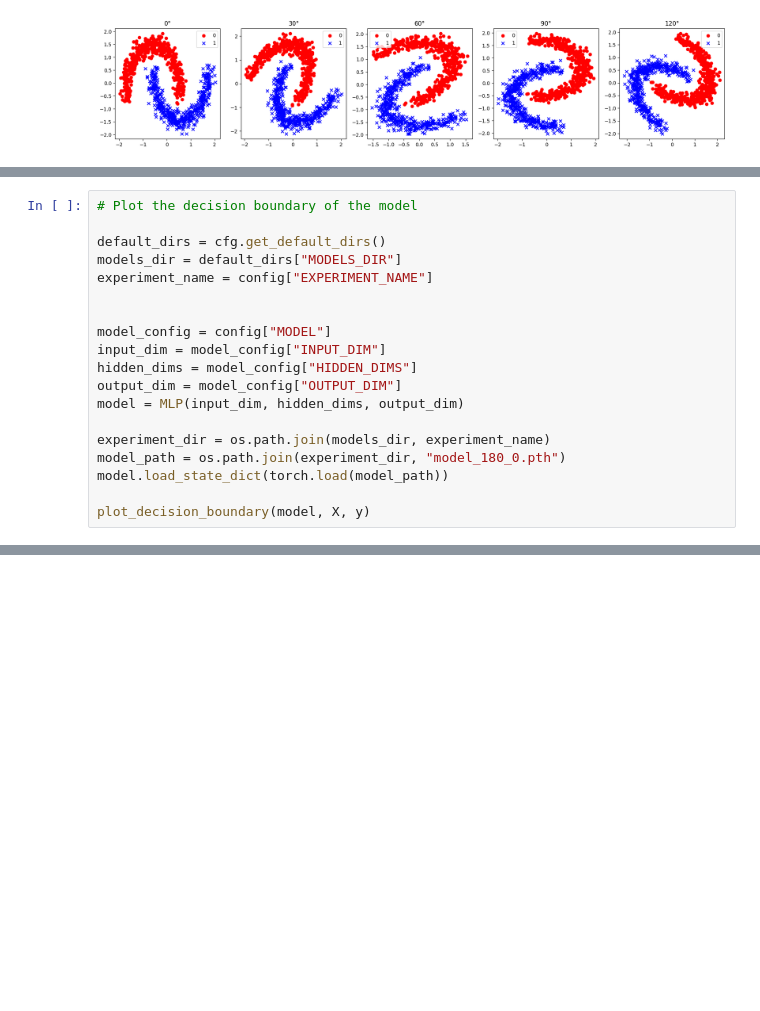
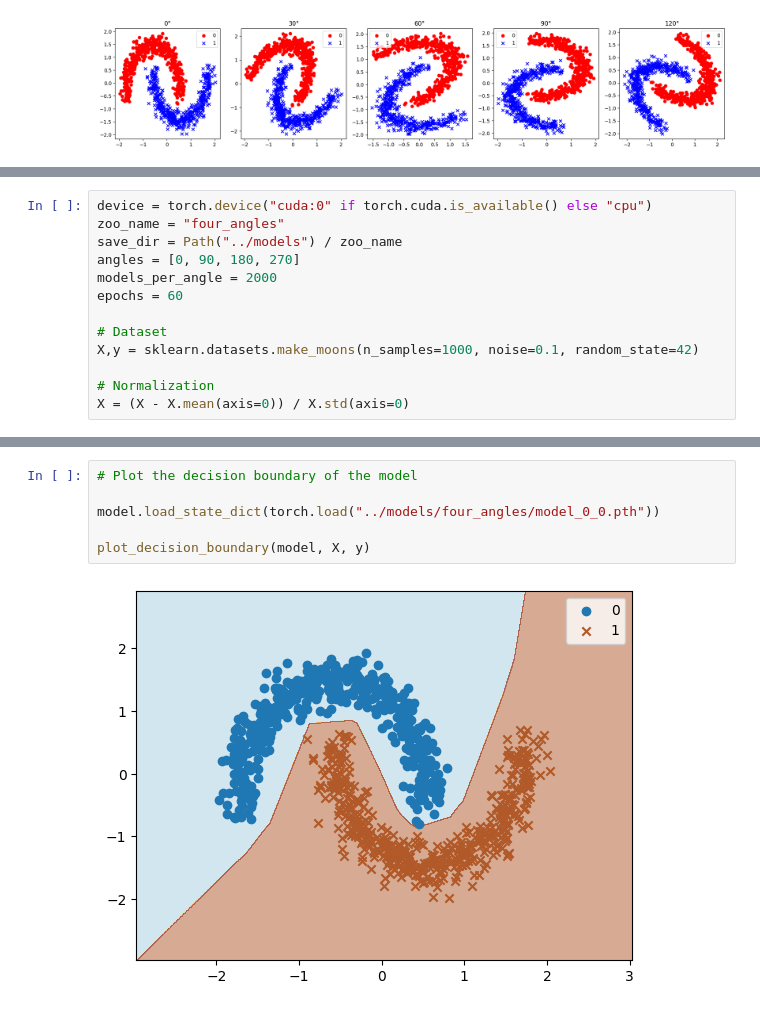
Before and after one commit to IDavron/exploring-neural-networks-weight-space, a Jupyter notebook: notebooks/dataset.ipynb, the cells around one changed output, grey strips where cells are left out. Drawn from its saved outputs; the diff is of its cells as text; blank space fills up the shorter version.

Commit message:
New config system, smaller model, faster train

```diff
--- a/notebooks/dataset.ipynb
+++ b/notebooks/dataset.ipynb
@@ -71,19 +41,0 @@ Models per angle: 2000
-# %%
-# Plot the decision boundary of the model
-
-default_dirs = cfg.get_default_dirs()
-models_dir = default_dirs["MODELS_DIR"]
-experiment_name = config["EXPERIMENT_NAME"]
-
-
-model_config = config["MODEL"]
-input_dim = model_config["INPUT_DIM"]
-hidden_dims = model_config["HIDDEN_DIMS"]
-output_dim = model_config["OUTPUT_DIM"]
-model = MLP(input_dim, hidden_dims, output_dim)
-
-experiment_dir = os.path.join(models_dir, experiment_name)
-model_path = os.path.join(experiment_dir, "model_180_0.pth")
-model.load_state_dict(torch.load(model_path))
-
-plot_decision_boundary(model, X, y)
@@ -103,0 +42,13 @@ True
+# %%
+device = torch.device("cuda:0" if torch.cuda.is_available() else "cpu")
+zoo_name = "four_angles"
+save_dir = Path("../models") / zoo_name
+angles = [0, 90, 180, 270]
+models_per_angle = 2000
+epochs = 60
+
+# Dataset
+X,y = sklearn.datasets.make_moons(n_samples=1000, noise=0.1, random_state=42)
+
+# Normalization
+X = (X - X.mean(axis=0)) / X.std(axis=0)
@@ -103,0 +100,8 @@ True
+# %%
+# Plot the decision boundary of the model
+
+model.load_state_dict(torch.load("../models/four_angles/model_0_0.pth"))
+
+plot_decision_boundary(model, X, y)
+# %% [output]
+[figure, added]
```
Also changed, not shown: parts of 22 cells of this notebook, 34 other files.
